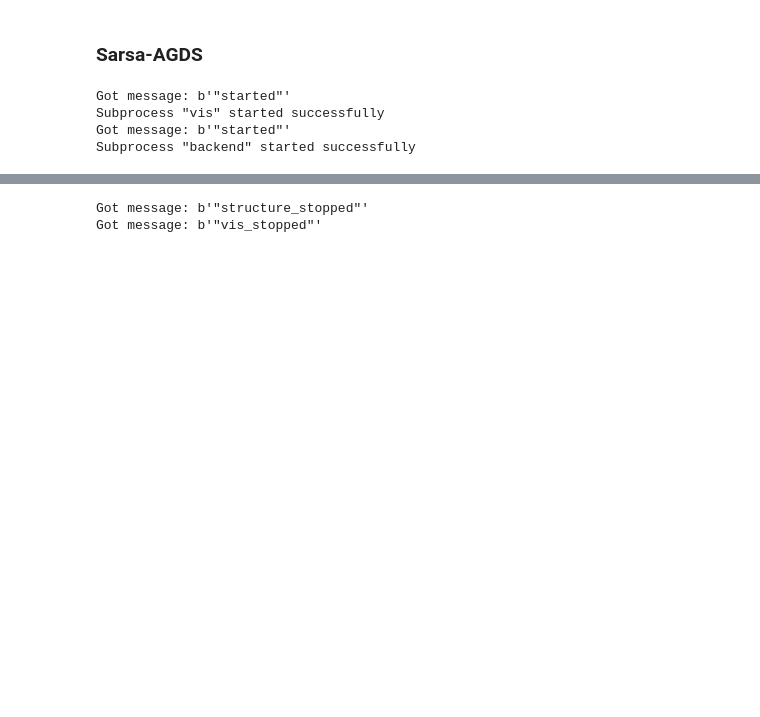
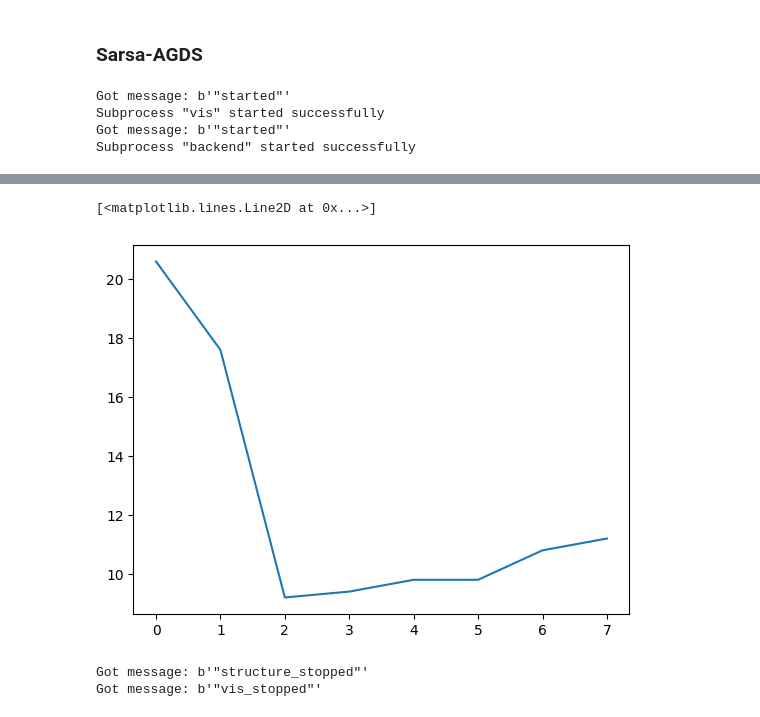
Before and after one commit to tyrrr-aj/associata, a Jupyter notebook: pyassoc/rl.ipynb, the cells around one changed output, grey strips where cells are left out. Saved outputs shown, nothing was run; the diff lists cells and outputs as text; code cells hidden in the pictures; blank space fills up the shorter version.

```diff
--- a/pyassoc/rl.ipynb
+++ b/pyassoc/rl.ipynb
@@ -424,3 +437,10 @@ plt.plot(sarsa_agds.episode_rewards)
+# %%
+n = 5
+ma = np.convolve(sarsa_agds.episode_rewards, np.ones(n) / n, 'valid')
+plt.plot(ma)
+# %% [output]
+[<matplotlib.lines.Line2D at 0x...>]
+[figure, added]
 # %%
 sarsa_agds.stop()
 # %% [output]
```
Also changed, not shown: parts of 6 cells of this notebook, 9 other files.
